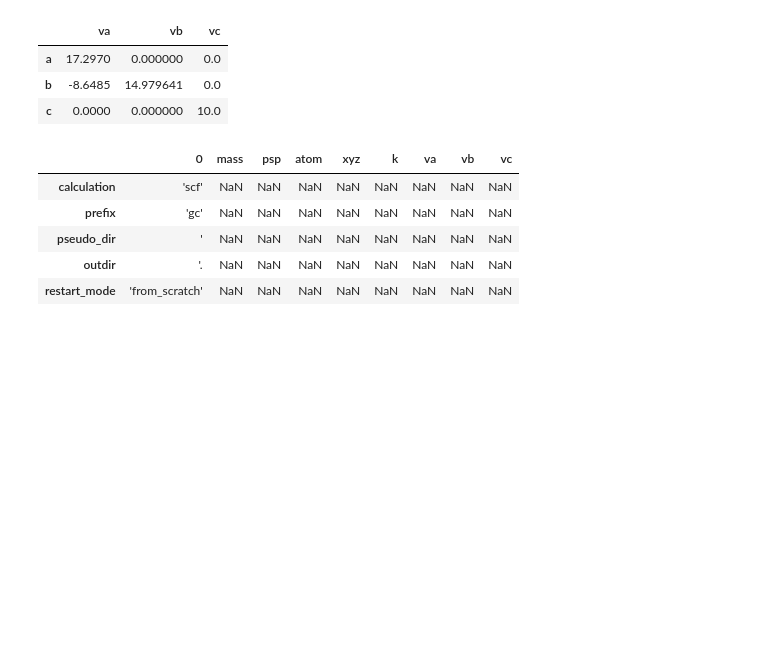
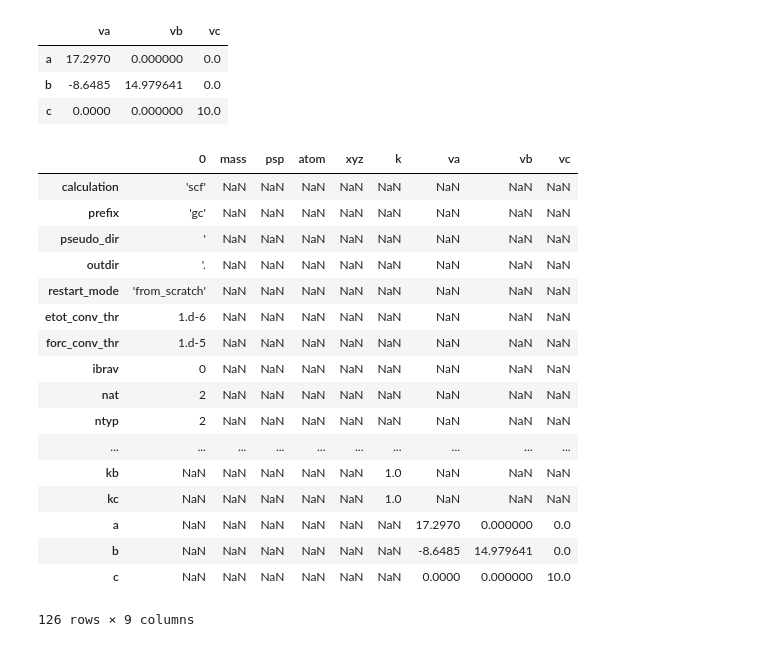
Before and after one commit to hududed/qe-stuff, a Jupyter notebook: code/qe-5.4.0-ingester.ipynb, the cells around one changed output. Cells and saved outputs as stored; diff of their text form; code cells hidden in the pictures; blank space fills up the shorter version.

```diff
--- a/code/qe-5.4.0-ingester.ipynb
+++ b/code/qe-5.4.0-ingester.ipynb
@@ -292,26 +292,28 @@ class PwInput():
                 string += ("%14.10lf "*3+"\n")%tuple(self.cell_parameters[i])
         return string
 
-def df_me(file):
-    """combines all input parameters from one file to one dataframe """
-    ctrl_df = pd.DataFrame.from_dict(data.control,orient='index')
-    syst_df = pd.DataFrame.from_dict(data.system,orient='index')
-    electron_df = pd.DataFrame.from_dict(data.electrons,orient='index')
-    atom_species = pd.DataFrame.from_dict(data.atypes,orient='index',columns=['mass','psp'])
-    atom_pos = pd.DataFrame(data.atoms,columns=['atom','xyz'])
-    k_pts=pd.DataFrame(data.kpoints,index=['ka','kb','kc'],columns=['k'])
-    cell_param = pd.DataFrame(data.cell_parameters,index=['a','b','c'],columns=['va','vb','vc'])
-    groups = [ctrl_df,syst_df,electron_df,atom_species,atom_pos,k_pts,cell_param]
-    return pd.concat(groups)
+    def df_file(self):
+        """combines all input parameters from one file to one dataframe """
+        ctrl_df = pd.DataFrame.from_dict(self.control,orient='index')
+        syst_df = pd.DataFrame.from_dict(self.system,orient='index')
+        electron_df = pd.DataFrame.from_dict(self.electrons,orient='index')
+        atom_species = pd.DataFrame.from_dict(self.atypes,orient='index',columns=['mass','psp'])
+        atom_pos = pd.DataFrame(self.atoms,columns=['atom','xyz'])
+        k_pts=pd.DataFrame(self.kpoints,index=['ka','kb','kc'],columns=['k'])
+        cell_param = pd.DataFrame(self.cell_parameters,index=['a','b','c'],columns=['va','vb','vc'])
+        groups = [ctrl_df,syst_df,electron_df,atom_species,atom_pos,k_pts,cell_param]
+        return pd.concat(groups,keys=['ctrl_df','syst_df','electron_df','atom_species','atom_pos','k_pts','cell_param'])
 # %% [markdown]
 ## Tests
 # %%
+path = '../data/graphene/1.77/pwscf-Copy1.in'
 data = PwInput('../data/graphene/1.77/pwscf-Copy1.in')
-data.control['prefix'] = "'gc'"
-data.system['nat'] = 2
-data.system['ntyp'] = 2
-data.system['tot_charge'] = 1
-data.kpoints = [1,1,1]
+f1_n = os.path.basename(os.path.dirname(path))
+# data.control['prefix'] = "'gc'"
+# data.system['nat'] = 2
+# data.system['ntyp'] = 2
+# data.system['tot_charge'] = 1
+# data.kpoints = [1,1,1]
 
 print(data)
 # %% [output]
@@ -408,12 +410,24 @@ cell_param = pd.DataFrame(data.cell_parameters,index=['a','b','c'],columns=['va'
 # %%
 groups = [ctrl_df,syst_df,electron_df,atom_species,atom_pos,k_pts,cell_param]
 # %%
-df_master = pd.concat(groups);df_master.head()
+df1 = pd.concat(groups);df1
 # %% [output]
 |  | 0 | mass | psp | atom | xyz | k | va | vb | vc |
 | calculation | 'scf' | NaN | NaN | NaN | NaN | NaN | NaN | NaN | NaN |
 | prefix | 'gc' | NaN | NaN | NaN | NaN | NaN | NaN | NaN | NaN |
 | pseudo_dir | ' | NaN | NaN | NaN | NaN | NaN | NaN | NaN | NaN |
 | outdir | '. | NaN | NaN | NaN | NaN | NaN | NaN | NaN | NaN |
 | restart_mode | 'from_scratch' | NaN | NaN | NaN | NaN | NaN | NaN | NaN | NaN |
+| etot_conv_thr | 1.d-6 | NaN | NaN | NaN | NaN | NaN | NaN | NaN | NaN |
+| forc_conv_thr | 1.d-5 | NaN | NaN | NaN | NaN | NaN | NaN | NaN | NaN |
+| ibrav | 0 | NaN | NaN | NaN | NaN | NaN | NaN | NaN | NaN |
+| nat | 2 | NaN | NaN | NaN | NaN | NaN | NaN | NaN | NaN |
+| ntyp | 2 | NaN | NaN | NaN | NaN | NaN | NaN | NaN | NaN |
+| ... | ... | ... | ... | ... | ... | ... | ... | ... | ... |
+| kb | NaN | NaN | NaN | NaN | NaN | 1.0 | NaN | NaN | NaN |
+| kc | NaN | NaN | NaN | NaN | NaN | 1.0 | NaN | NaN | NaN |
+| a | NaN | NaN | NaN | NaN | NaN | NaN | 17.2970 | 0.000000 | 0.0 |
+| b | NaN | NaN | NaN | NaN | NaN | NaN | -8.6485 | 14.979641 | 0.0 |
+| c | NaN | NaN | NaN | NaN | NaN | NaN | 0.0000 | 0.000000 | 10.0 |
+126 rows × 9 columns
 # %%
```
Also changed, not shown: parts of 8 cells of this notebook.
